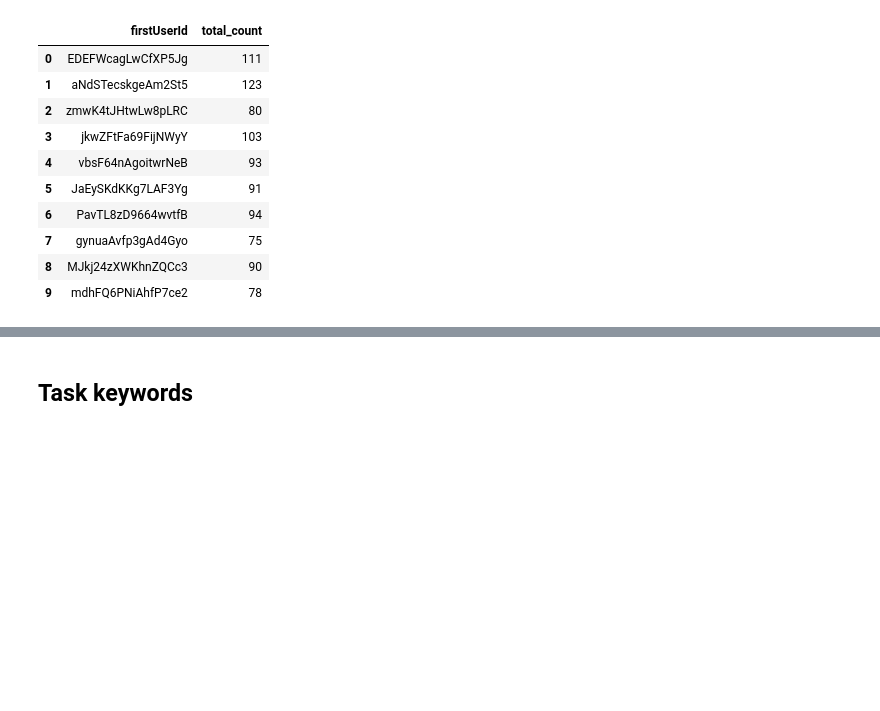
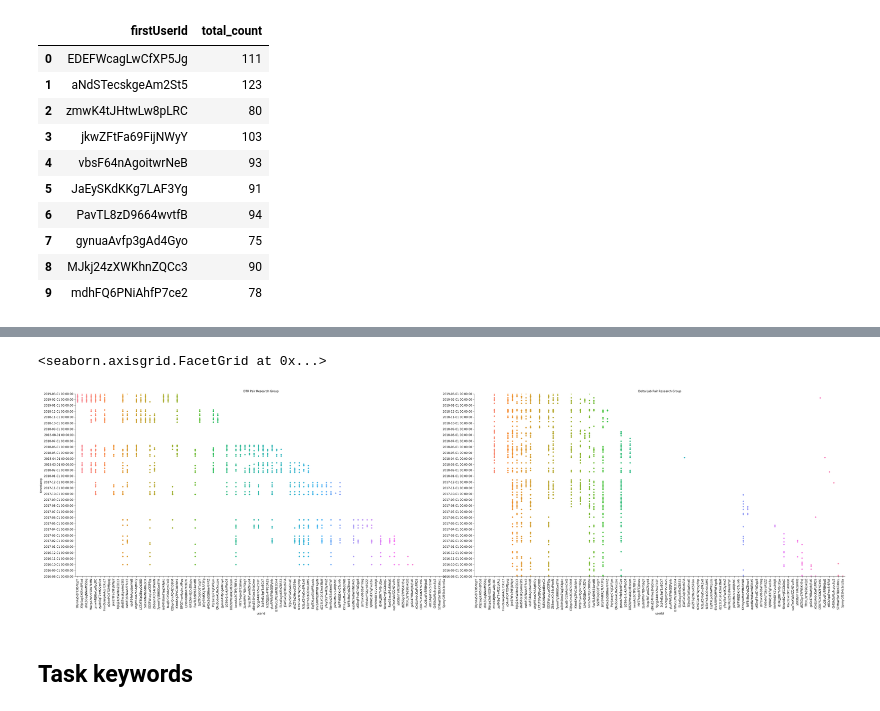
Before and after one commit to NUDelta/pair-research-matching-alg, a Jupyter notebook: network_analysis/NetworkAnalysis.ipynb, the cells around one changed output, grey strips where cells are left out. Cells and saved outputs as stored; diff of their text form; code cells hidden in the pictures; blank space fills up the shorter version.

Commit message:
pairing sessions by user over time

```diff
--- a/network_analysis/NetworkAnalysis.ipynb
+++ b/network_analysis/NetworkAnalysis.ipynb
@@ -332,0 +336,17 @@ pairing_sessions_byuser.head(10)
+# %%
+delta_group_id = '9mdkMmj4pY8Q2TwqF'
+dtr_group_id = 'sM3z5FkZfsABqcj3g'
+# %%
+# get only delta and dtr pairings
+pairings_sessions_plt_data = pairs_history[pairs_history['groupId'].isin([delta_group_id, dtr_group_id])].reset_index(drop=True)
+
+# restructure table into timestamp-userId pairs
+pairings_sessions_plt_data = pd.melt(pairings_sessions_plt_data[['groupId', 'firstUserId', 'secondUserId', 'timestamp']], id_vars=['groupId', 'timestamp'])
+
+# clean up table for plotting
+del pairings_sessions_plt_data['variable']
+pairings_sessions_plt_data.rename(columns={'value': 'userId'}, inplace=True)
+pairings_sessions_plt_data.dropna(inplace=True)
+
+pairings_sessions_plt_data['groupName'] = pairings_sessions_plt_data['groupId'].apply(lambda x: 'DTR' if x == dtr_group_id else 'Delta Lab')
+pairings_sessions_plt_data.head()
@@ -333,3 +360,17 @@ pairing_sessions_byuser.head(10)
+# %%
+start_date = pd.to_datetime('2016-08-01', unit='ns').strftime('%Y-%m-%d')
+end_date = pd.to_datetime('2019-03-01', unit='ns').strftime('%Y-%m-%d')
+
+g = sns.catplot(x='userId', y='timestamp', data=pairings_sessions_plt_data, col='groupName',
+                height=10, aspect=2, jitter=False, sharey=False)
+g.set_xticklabels(rotation=90)
+g.set(ylim=(start_date, end_date))
+g.set(yticks=pd.date_range(start_date, end_date, freq='1MS'))
+g.set_yticklabels(pd.date_range(start_date, end_date, freq='1MS'))
+g.set_titles('{col_name} Pair Research Group')
+# %% [output]
+<seaborn.axisgrid.FacetGrid at 0x...>
+[figure, added]
 # %% [markdown]
 ## Task keywords
 # %%
```
Also changed, not shown: parts of 6 cells of this notebook.
